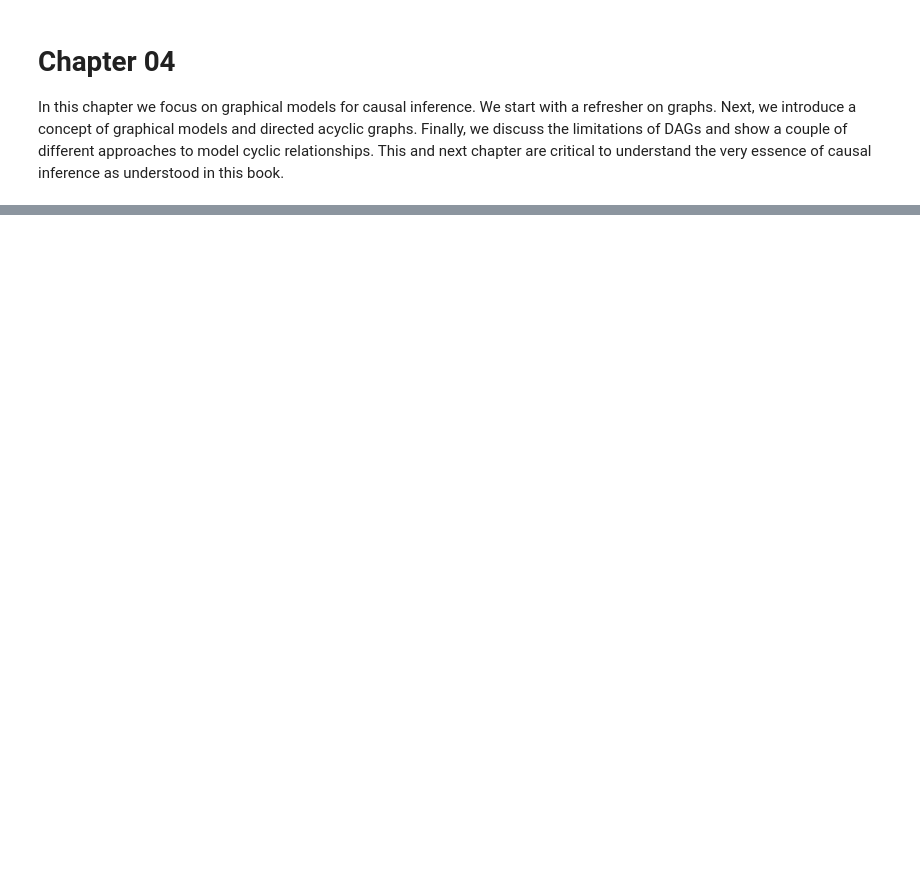
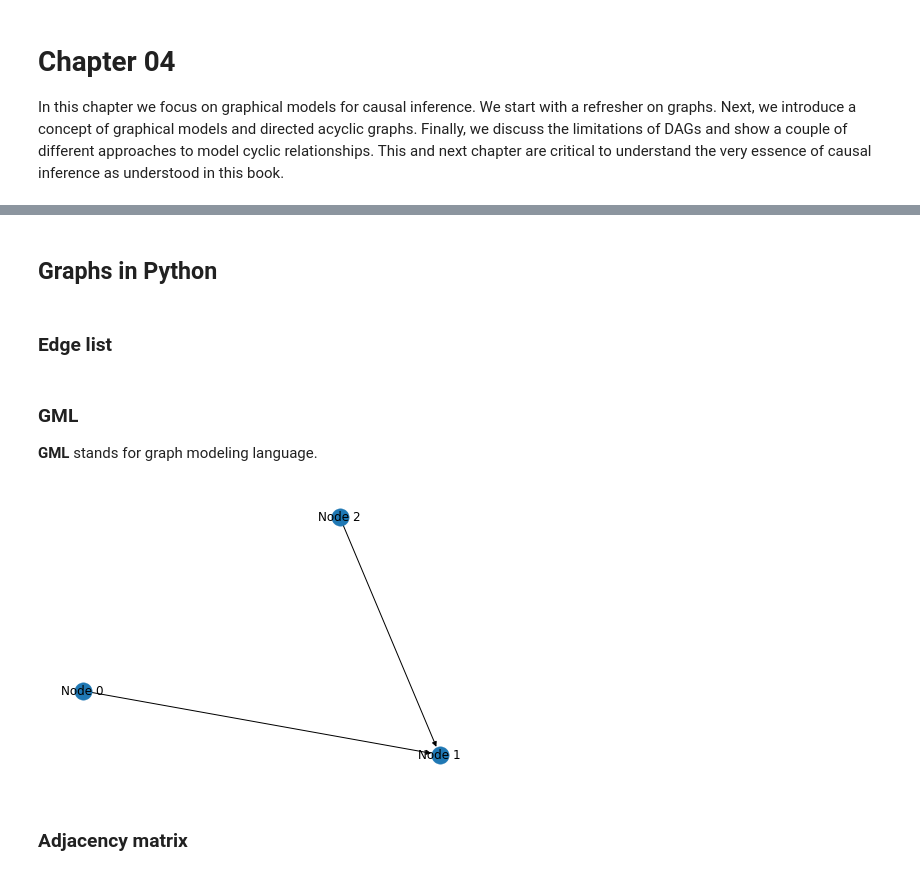
Before and after one commit to PacktPublishing/Causal-Inference-and-Discovery-in-Python, a Jupyter notebook: Chapter_04.ipynb, the cells around one changed output, grey strips where cells are left out. Cells and saved outputs as stored; diff of their text form; code cells hidden in the pictures; blank space fills up the shorter version.

```diff
--- a/Chapter_04.ipynb
+++ b/Chapter_04.ipynb
@@ -67,0 +113,2 @@ for name, graph in graphs.items():
+# %% [markdown]
+## Graphs in Python
@@ -67,0 +117,6 @@ for name, graph in graphs.items():
+# %% [markdown]
+### Edge list
+# %% [markdown]
+### GML
+
+**GML** stands for graph modeling language.
@@ -67,0 +156,10 @@ for name, graph in graphs.items():
+# %%
+# Get the graph
+graph = nx.parse_gml(sample_graph)
+
+# Plot
+nx.draw(graph, with_labels=True)
+# %% [output]
+[figure, added]
+# %% [markdown]
+### Adjacency matrix
```
Also changed, not shown: parts of 14 cells of this notebook, 7 other files.
